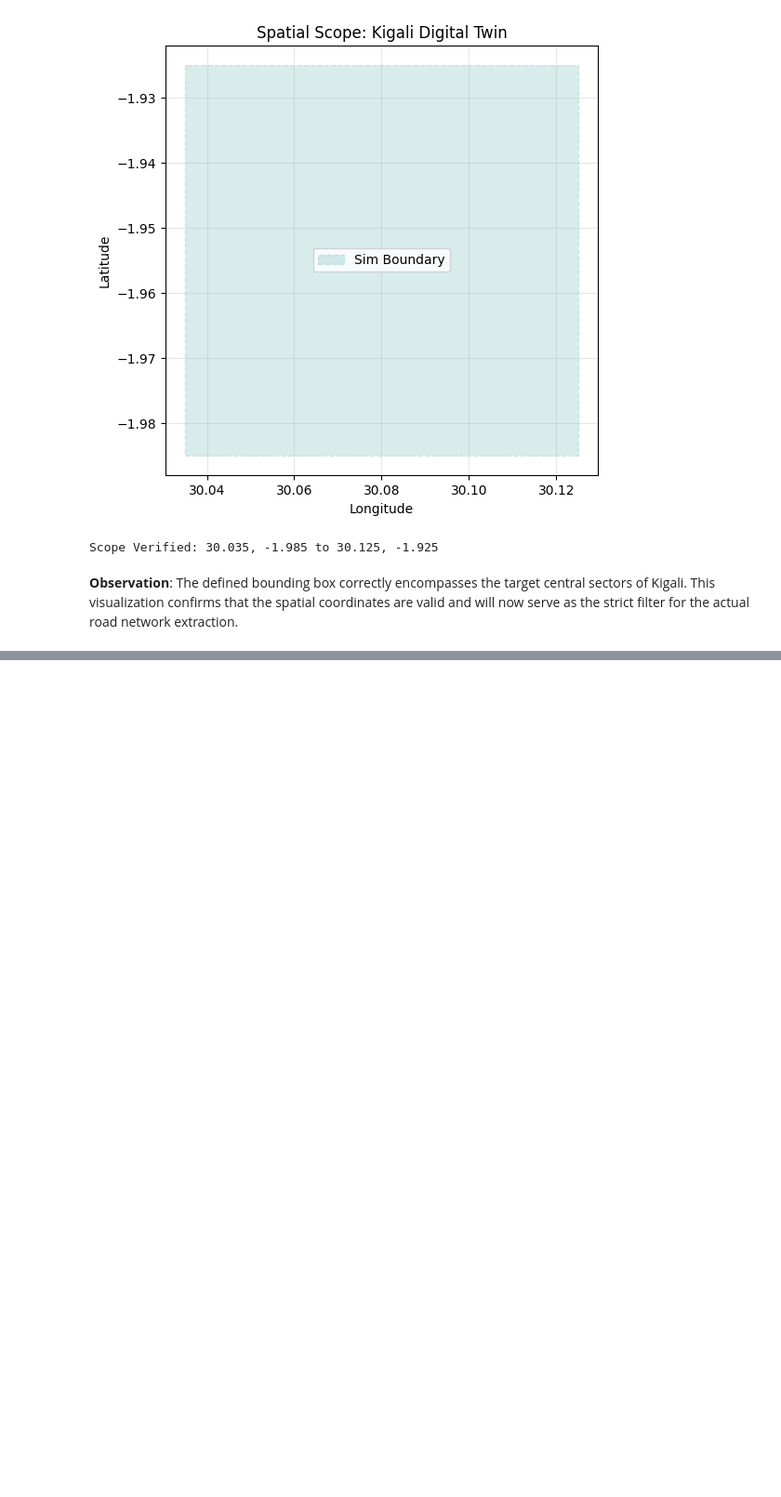
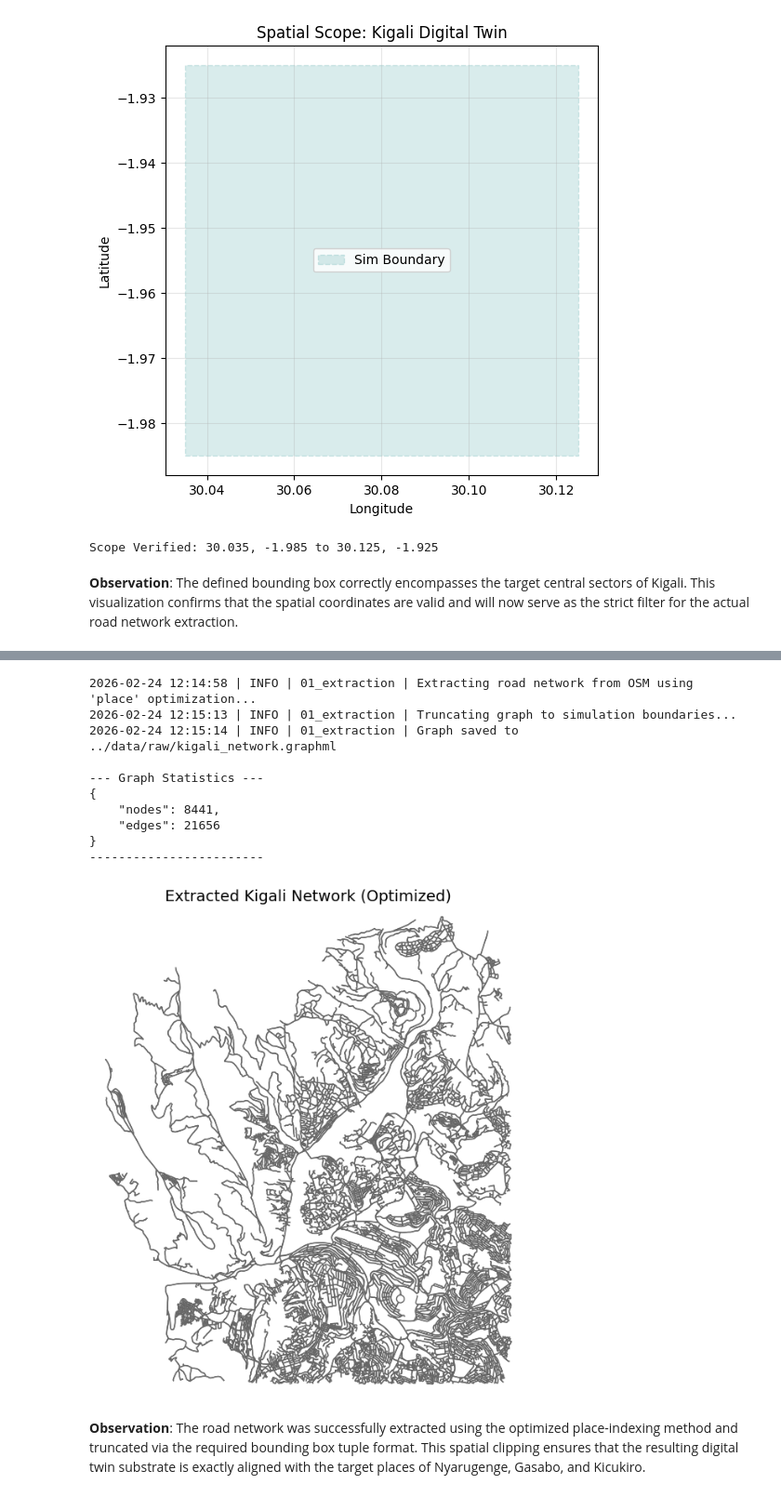
Before and after one commit to Christianib003/kigali-ems-pipeline-optimization, a Jupyter notebook: notebooks/01_data_extraction.ipynb, the cells around one changed output, grey strips where cells are left out. Shown at 93% size. Saved outputs shown, nothing was run; the diff lists cells and outputs as text; code cells hidden in the pictures; blank space fills up the shorter version.

Commit message:
clean and save routes data

```diff
--- a/notebooks/01_data_extraction.ipynb
+++ b/notebooks/01_data_extraction.ipynb
@@ -75,0 +77,51 @@ Scope Verified: 30.035, -1.985 to 30.125, -1.925
+# %%
+# 1. Define the optimized build function
+def build_kigali_graph_fast(bounds, network_settings):
+    logger.info("Extracting road network from OSM using 'place' optimization...")
+
+    # Extract based on 'Kigali, Rwanda'
+    G = ox.graph_from_place(
+        "Kigali, Rwanda",
+        network_type=network_settings['type'],
+        simplify=network_settings['simplify']
+    )
+
+    # Clip the graph to our exact verified bounding box coordinates
+    logger.info("Truncating graph to simulation boundaries...")
+    # Newer osmnx versions expect a single tuple for the bbox
+    bbox = (bounds['north'], bounds['south'], bounds['east'], bounds['west'])
+    G = ox.truncate.truncate_graph_bbox(G, bbox=bbox)
+
+    return G
+
+# 2. Re-run the execution logic
+graph_path = Path("../data/raw/kigali_network.graphml")
+graph_path.parent.mkdir(parents=True, exist_ok=True)
+
+if graph_path.exists():
+    logger.info(f"Cache Hit: Loading graph from {graph_path}")
+    G = ox.load_graphml(graph_path)
+else:
+    # Use the corrected fast builder with tuple bbox
+    G = build_kigali_graph_fast(b, map_config['network'])
+    ox.save_graphml(G, graph_path)
+    logger.info(f"Graph saved to {graph_path}")
+
+# 3. Validation & Visualization
+inspect_dict({"nodes": len(G.nodes), "edges": len(G.edges)}, title="Graph Statistics")
+fig, ax = plot_road_network(G, title="Extracted Kigali Network (Optimized)")
+plt.show()
+# %% [output]
+2026-02-24 12:14:58 | INFO | 01_extraction | Extracting road network from OSM using 'place' optimization...
+2026-02-24 12:15:13 | INFO | 01_extraction | Truncating graph to simulation boundaries...
+2026-02-24 12:15:14 | INFO | 01_extraction | Graph saved to ../data/raw/kigali_network.graphml
+
+--- Graph Statistics ---
+{
+    "nodes": 8441,
+    "edges": 21656
+}
+------------------------
+[figure, added]
+# %% [markdown]
+**Observation**: The road network was successfully extracted using the optimized place-indexing method and truncated via the required bounding box tuple format. This spatial clipping ensures that the resulting digital twin substrate is exactly aligned with the target places of Nyarugenge, Gasabo, and Kicukiro.
```
Also changed, not shown: parts of 5 cells of this notebook.
